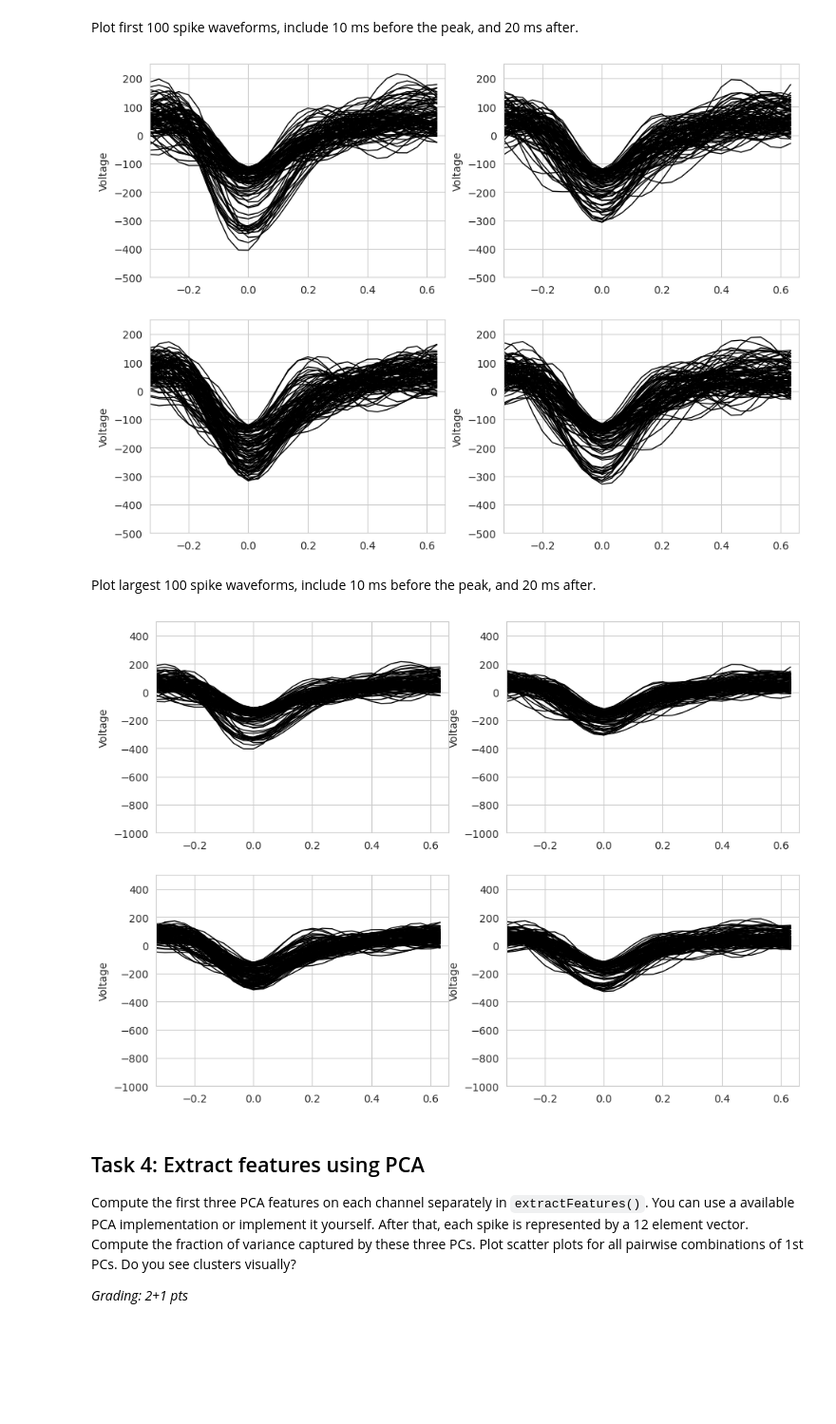
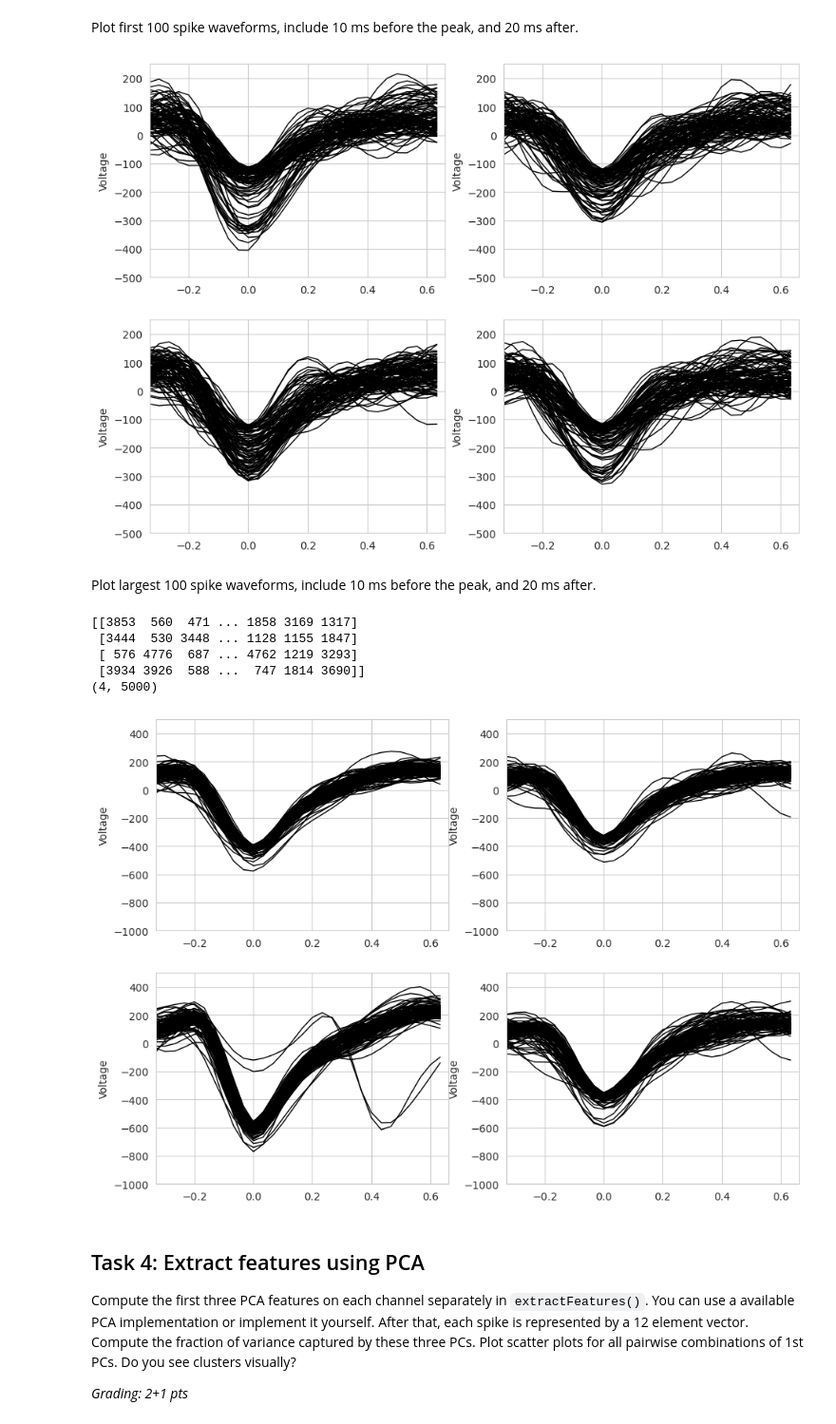
Before and after one commit to hoeksemaa/neural_signal_processing, a Jupyter notebook: notebooks/CodingLab1.ipynb, the cells around one changed output. Shown: that part at 95% size. Cells and saved outputs as stored; diff of their text form; code cells hidden in the pictures; blank space fills up the shorter version.

````diff
--- a/notebooks/CodingLab1.ipynb
+++ b/notebooks/CodingLab1.ipynb
@@ -202,9 +202,13 @@ def extractWaveforms(x, s, dt):
       head_offset = 10 #round(10 / dt / 1000)
       tail_offset = 20 #round(20 / dt / 1000)
       spike_indices = s[i]
+      last_index = len(x[:, i])
+      spike_indices = [index for index in spike_indices if head_offset <= index <= (last_index - tail_offset)]
       ###print(tail_offset)
       ###print(s[i][-1])
       ###print(len(x[:, 0]))
+      # there's a problem with some spikes being too close to the end index of x that they can't be properly sliced
+      # just gonna filter out those that are too close
       waveforms = np.array([x[spike_index - head_offset: spike_index + tail_offset, i] for spike_index in spike_indices])
       # truncate number of spikes to maintain uniformity in data dimensions
       # 5000 is relatively arbitrary cutoff
@@ -262,27 +266,36 @@ for i, col in enumerate(xf):
     plt.xlim((-0.33,0.66))
     plt.ylabel('Voltage')
 # %% [output]
-[figure, old version]
+[figure, new version]
 # %% [markdown]
 Plot largest 100 spike waveforms, include 10 ms before the peak, and 20 ms after.
 # %%
-idx = np.argsort(np.min(np.min(w,axis=2),axis=0))
+lowest_value_for_spike = np.min(w, axis=2)
+idx = np.argsort(lowest_value_for_spike, axis=1)
+print(idx)
+print(idx.shape)
 
 t = np.arange(-10,20) * dt * 1000
 
 how_many = 100
 
 plt.figure(figsize=(11, 8))
 for i, col in enumerate(xf):
     plt.subplot(2,2,i+1)
     for j in range(how_many):
-      plt.plot(t,w[:,idx[0:100],i],'k', linewidth=1)
-    plt.plot(t,w[:,idx[0:100],i],'k', linewidth=1)
+      #plt.plot(t,w[:,idx[0:100],i],'k', linewidth=1)
+      plt.plot(t,w[i, idx[i, j], :],'k', linewidth=1)
+      #plt.plot(t,w[i, j, :],'k', linewidth=1)
     plt.ylim((-1000, 500))
     plt.xlim((-0.33,0.66))
     plt.ylabel('Voltage')
 # %% [output]
+[[3853  560  471 ... 1858 3169 1317]
+ [3444  530 3448 ... 1128 1155 1847]
+ [ 576 4776  687 ... 4762 1219 3293]
+ [3934 3926  588 ...  747 1814 3690]]
+(4, 5000)
-[figure, old version]
+[figure, new version]
 # %% [markdown]
 ## Task 4: Extract features using PCA
 Compute the first three PCA features on each channel separately in ```extractFeatures()```. You can use a available PCA implementation or implement it yourself. After that, each spike is represented by a 12 element vector. Compute the fraction of variance captured by these three PCs.
````
Also changed, not shown: parts of 1 cell of this notebook.
